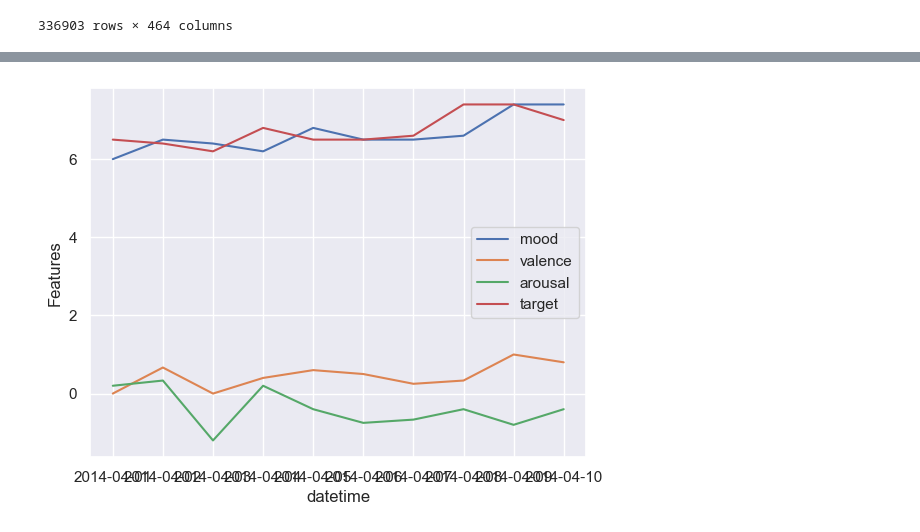
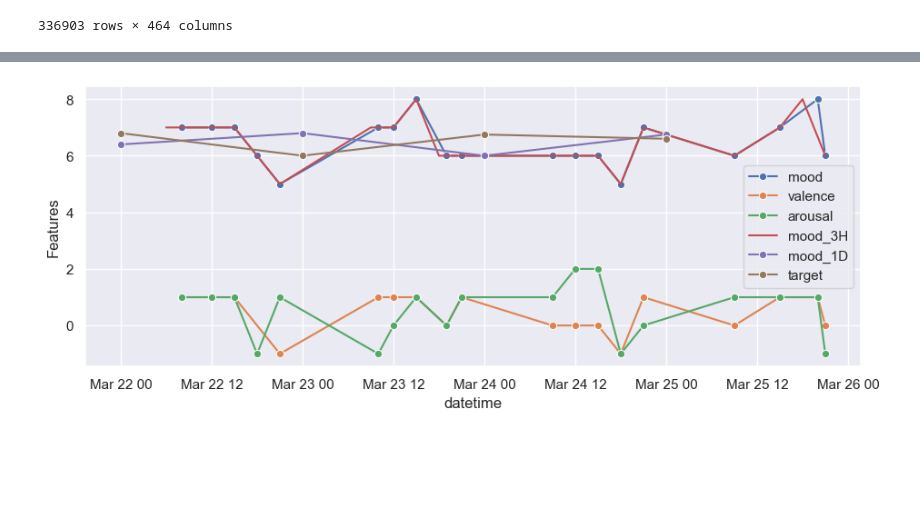
Before and after one commit to LaToyaVanderB/DataMiningTechniquesAssignments, a Jupyter notebook: assignment1/features.ipynb, the cells around one changed output, grey strips where cells are left out. Drawn from its saved outputs; the diff is of its cells as text; code cells hidden in the pictures; blank space fills up the shorter version.

Commit message:
Started working on missing value imputation.

```diff
--- a/assignment1/features.ipynb
+++ b/assignment1/features.ipynb
@@ -2,9 +2,11 @@
 import pandas as pd
 import numpy as np
 import matplotlib.pyplot as plt
+import matplotlib.dates as mdates
 %matplotlib inline
 import seaborn as sns
 sns.set()
+sns.set(rc={'figure.figsize':(11, 4)})
 # %% [markdown]
 ## Load data
 # %%
@@ -85,10 +99,15 @@ vdata
 ids = list(samples["id"].unique())
 d = {}
 for id in ids:
-    d[(id, "mood")] = vdata.loc[:, (id , 'mood')].resample('D').mean()
-    d[(id, "valence")] = vdata.loc[:, (id , 'circumplex.valence')].resample('D').mean()
-    d[(id, "arousal")] = vdata.loc[:, (id , 'circumplex.arousal')].resample('D').mean()
-    d[(id, "appCat.social")] = vdata.loc[:, (id , 'appCat.social')].resample('D').sum()
+    d[(id, "mood")] = vdata.loc[:, (id , 'mood')]
+    d[(id, "valence")] = vdata.loc[:, (id , 'circumplex.valence')]
+    d[(id, "arousal")] = vdata.loc[:, (id , 'circumplex.arousal')]
+    d[(id, "mood_3H")] = vdata.loc[:, (id , 'mood')].resample('3H').mean()
+    d[(id, "mood_1D")] = vdata.loc[:, (id , 'mood')].resample('D').mean()
+    d[(id, "valence_1D")] = vdata.loc[:, (id , 'circumplex.valence')].resample('D').mean()
+    d[(id, "arousal_1D")] = vdata.loc[:, (id , 'circumplex.arousal')].resample('D').mean()
+    d[(id, "social_sum_1D")] = vdata.loc[:, (id , 'appCat.social')].resample('D').sum()
+    d[(id, "social_rolling_5D")] = vdata.loc[:, (id , 'appCat.social')].rolling('5D').sum() / 5
     d[(id, "target")] = vdata.loc[:, (id , 'mood')].resample('D').mean().shift(-1)
 features = pd.DataFrame(d)
 features
@@ -142,14 +165,18 @@ DatetimeIndex(['2014-02-17', '2014-02-18', '2014-02-19', '2014-02-20',
 # %%
 id = 'AS14.01'
-start, end = '2014-04-01', '2014-04-10'
+start, end = '2014-03-22', '2014-03-25'
 data = features[id]
 
 fig, ax = plt.subplots()
-sns.lineplot(data['mood'].loc[start:end], label='mood')
-sns.lineplot(data['valence'].loc[start:end], label='valence')
-sns.lineplot(data['arousal'].loc[start:end], label='arousal')
-sns.lineplot(data['target'].loc[start:end], label='target')
+ax.xaxis.set_major_formatter(mdates.DateFormatter('%b %d %H'))
+
+sns.lineplot(data['mood'].loc[start:end], label='mood', marker='o')
+sns.lineplot(data['valence'].loc[start:end], label='valence', marker='o')
+sns.lineplot(data['arousal'].loc[start:end], label='arousal', marker='o')
+sns.lineplot(data['mood_3H'].loc[start:end], label='mood_3H')
+sns.lineplot(data['mood_1D'].loc[start:end], label='mood_1D', marker='o')
+sns.lineplot(data['target'].loc[start:end], label='target', marker='o')
 ax.set_ylabel('Features')
 ax.legend();
 # %% [output]
-[figure, old version]
+[figure, new version]
```
Also changed, not shown: parts of 11 cells of this notebook.
